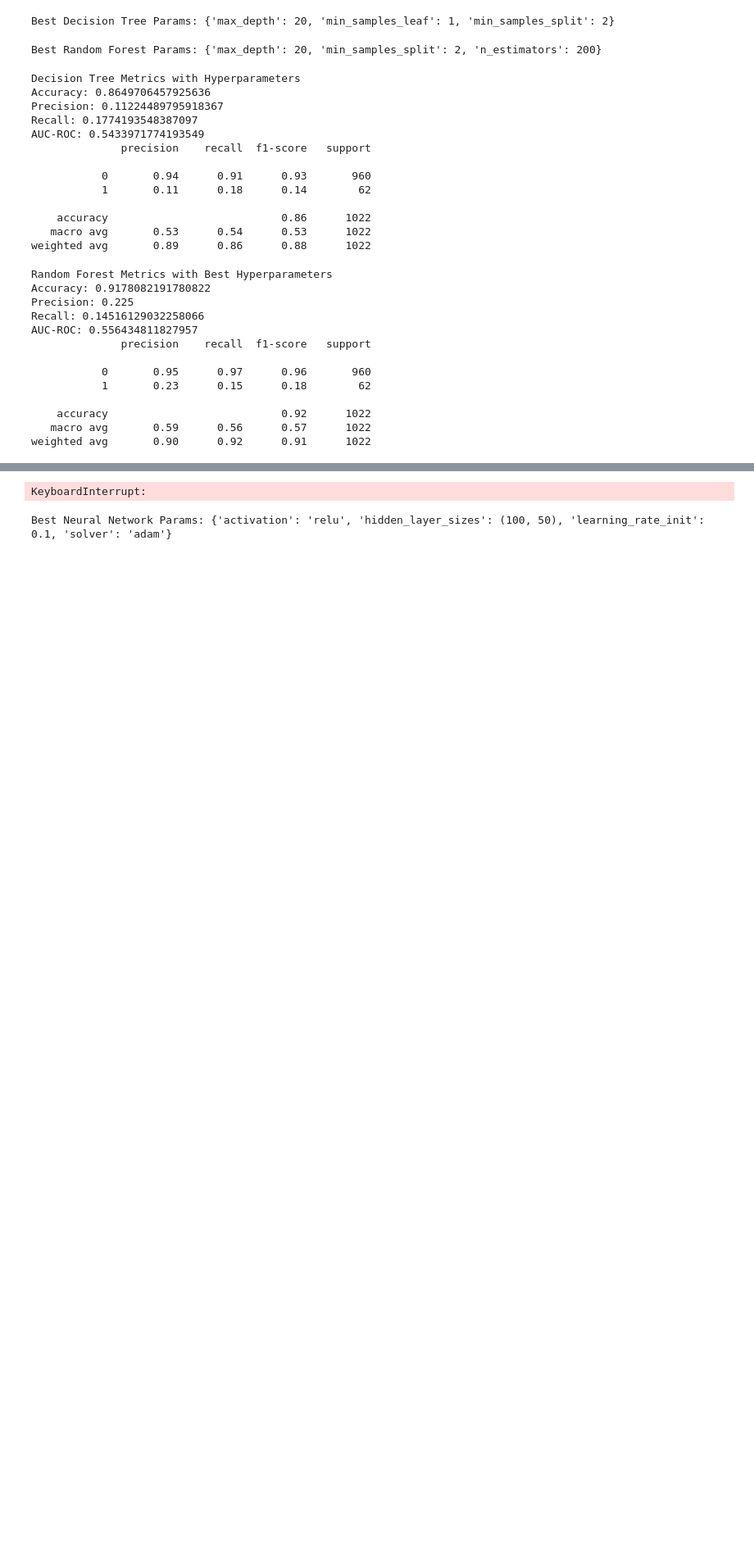
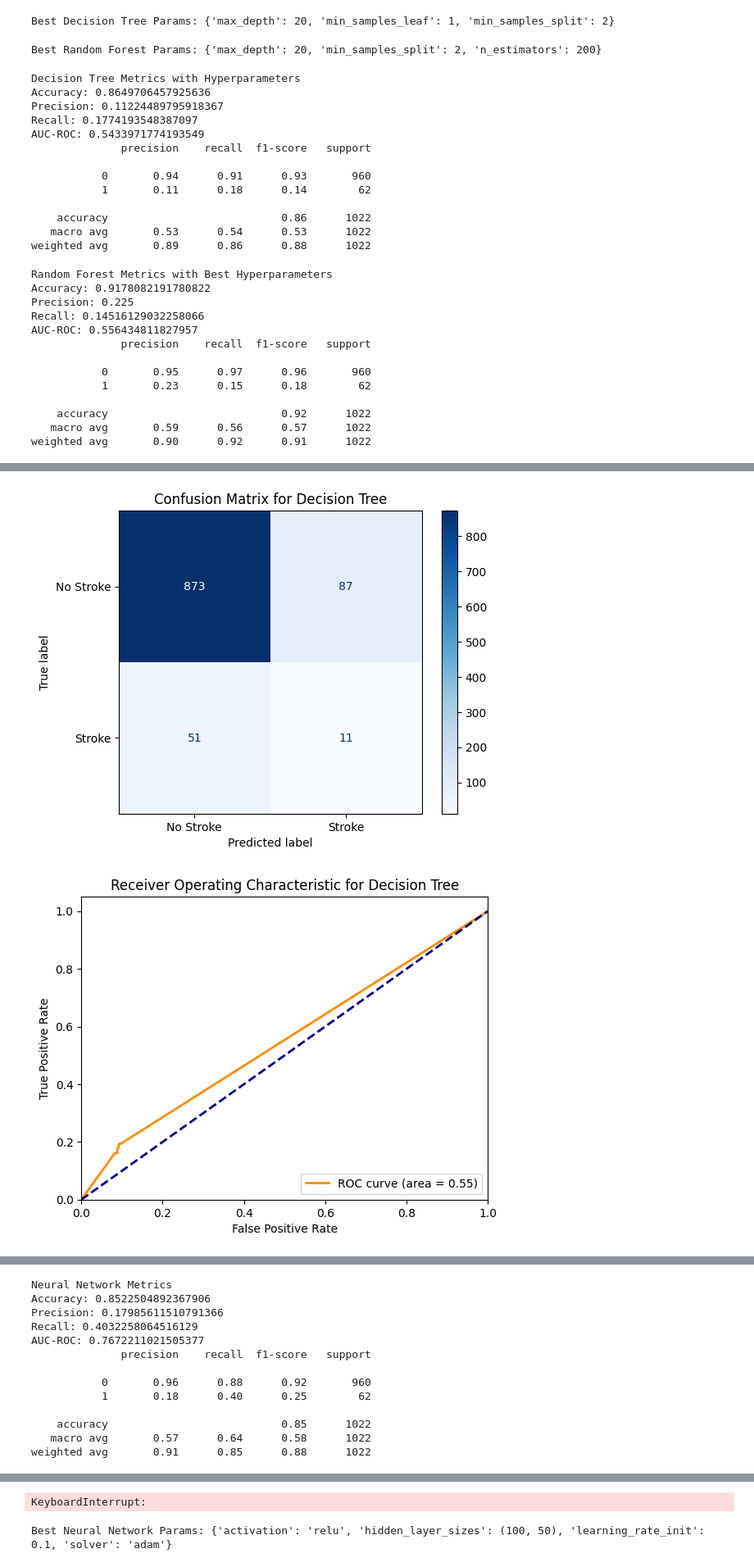
Before and after one commit to rosadasilva6/MIS545_LearningMachines_Final, a Jupyter notebook: 545Strokefinal.ipynb, the cells around one changed output, grey strips where cells are left out. Shown: that part at 82% size. Saved outputs shown, nothing was run; the diff lists cells and outputs as text; code cells hidden in the pictures; blank space fills up the shorter version.

Commit message:
Created using Colab Stroke prediction model

```diff
--- a/545Strokefinal.ipynb
+++ b/545Strokefinal.ipynb
@@ -301,0 +301,50 @@ SyntaxError: incomplete input (<ipython-input-2-70bba6d2980b>, line 10)
+# %%
+from sklearn.metrics import confusion_matrix, ConfusionMatrixDisplay, roc_curve, auc
+
+def plot_confusion_matrix(y_test, y_pred, model_name):
+    cm = confusion_matrix(y_test, y_pred)
+    disp = ConfusionMatrixDisplay(confusion_matrix=cm, display_labels=["No Stroke", "Stroke"])
+    disp.plot(cmap=plt.cm.Blues)
+    plt.title(f'Confusion Matrix for {model_name}')
+    plt.show()
+
+def plot_roc_auc(y_test, y_pred_proba, model_name):
+    fpr, tpr, _ = roc_curve(y_test, y_pred_proba[:, 1])
+    roc_auc = auc(fpr, tpr)
+    plt.figure()
+    plt.plot(fpr, tpr, color='darkorange', lw=2, label=f'ROC curve (area = {roc_auc:.2f})')
+    plt.plot([0, 1], [0, 1], color='navy', lw=2, linestyle='--')
+    plt.xlim([0.0, 1.0])
+    plt.ylim([0.0, 1.05])
+    plt.xlabel('False Positive Rate')
+    plt.ylabel('True Positive Rate')
+    plt.title(f'Receiver Operating Characteristic for {model_name}')
+    plt.legend(loc="lower right")
+    plt.show()
+
+# Decision Tree Metrics and Plots
+plot_confusion_matrix(y_test, y_pred_dt, "Decision Tree")
+plot_roc_auc(y_test, dt_model.predict_proba(X_test), "Decision Tree")
+
+# Random Forest Metrics and Plots
+plot_confusion_matrix(y_test, y_pred_rf, "Random Forest")
+plot_roc_auc(y_test, rf_model.predict_proba(X_test), "Random Forest")
+
+# Neural Network Model
+nn_model = MLPClassifier(hidden_layer_sizes=(100,), max_iter=500, random_state=42)
+nn_model.fit(X_resampled, y_resampled)
+y_pred_nn = nn_model.predict(X_test)
+
+print("\nNeural Network Metrics")
+print("Accuracy:", accuracy_score(y_test, y_pred_nn))
+print("Precision:", precision_score(y_test, y_pred_nn))
+print("Recall:", recall_score(y_test, y_pred_nn))
+print("AUC-ROC:", roc_auc_score(y_test, nn_model.predict_proba(X_test)[:, 1]))
+print(classification_report(y_test, y_pred_nn))
+
+# Neural Network Metrics and Plots
+plot_confusion_matrix(y_test, y_pred_nn, "Neural Network")
+plot_roc_auc(y_test, nn_model.predict_proba(X_test), "Neural Network")
+# %% [output]
+[figure, added]
+[figure, added]
@@ -301,0 +353,13 @@ SyntaxError: incomplete input (<ipython-input-2-70bba6d2980b>, line 10)
+Neural Network Metrics
+Accuracy: 0.8522504892367906
+Precision: 0.17985611510791366
+Recall: 0.4032258064516129
+AUC-ROC: 0.7672211021505377
+              precision    recall  f1-score   support
+
+           0       0.96      0.88      0.92       960
+           1       0.18      0.40      0.25        62
+
+    accuracy                           0.85      1022
+   macro avg       0.57      0.64      0.58      1022
+weighted avg       0.91      0.85      0.88      1022
```
Also changed, not shown: parts of 4 cells of this notebook.
